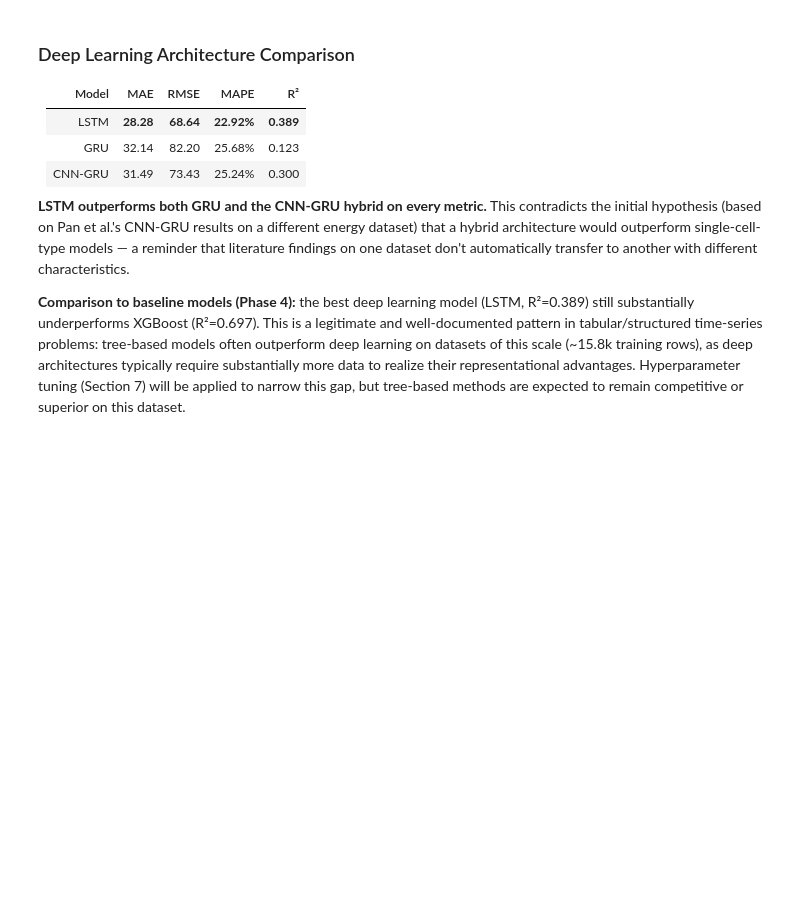
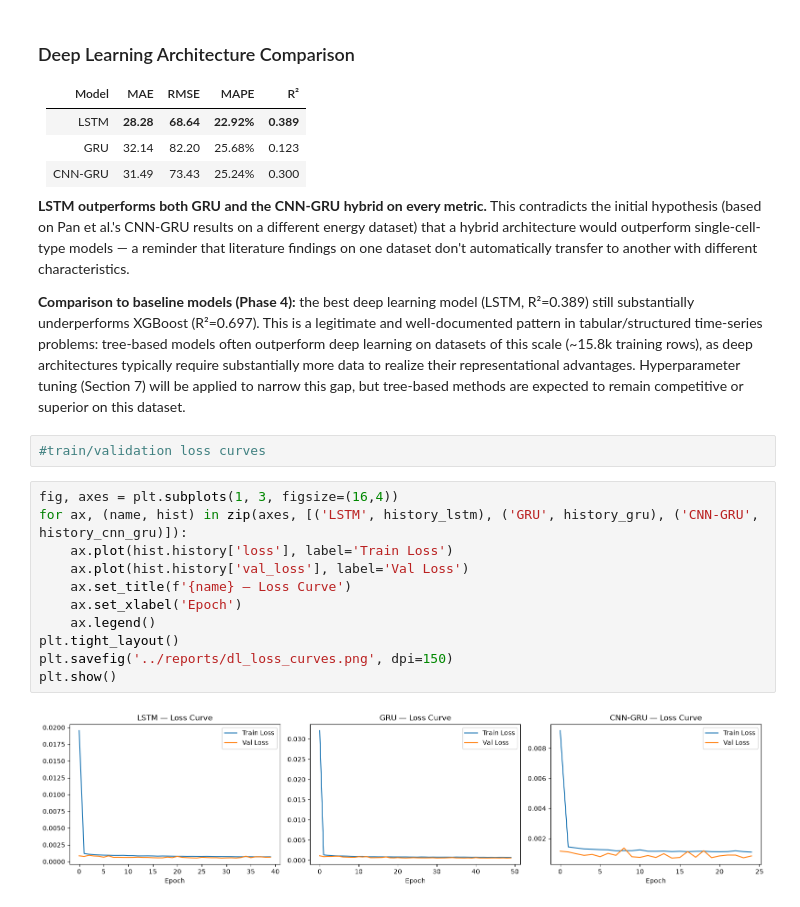
Before and after one commit to gamodyarajasooriya/appliance-energy-prediction-dl-, a Jupyter notebook: notebooks/04_deep_learning_models.ipynb, the cells around one changed output. Saved outputs shown, nothing was run; the diff lists cells and outputs as text; blank space fills up the shorter version.

```diff
--- a/notebooks/04_deep_learning_models.ipynb
+++ b/notebooks/04_deep_learning_models.ipynb
@@ -361,3 +361,18 @@ tabular/structured time-series problems: tree-based models often outperform deep
 of this scale (~15.8k training rows), as deep architectures typically require substantially more data
 to realize their representational advantages. Hyperparameter tuning (Section 7) will be applied to
 narrow this gap, but tree-based methods are expected to remain competitive or superior on this dataset.
+# %%
+#train/validation loss curves
+# %%
+fig, axes = plt.subplots(1, 3, figsize=(16,4))
+for ax, (name, hist) in zip(axes, [('LSTM', history_lstm), ('GRU', history_gru), ('CNN-GRU', history_cnn_gru)]):
+    ax.plot(hist.history['loss'], label='Train Loss')
+    ax.plot(hist.history['val_loss'], label='Val Loss')
+    ax.set_title(f'{name} — Loss Curve')
+    ax.set_xlabel('Epoch')
+    ax.legend()
+plt.tight_layout()
+plt.savefig('../reports/dl_loss_curves.png', dpi=150)
+plt.show()
+# %% [output]
+[figure, added]
```
Also changed, not shown: parts of 3 cells of this notebook, 5 other files.
